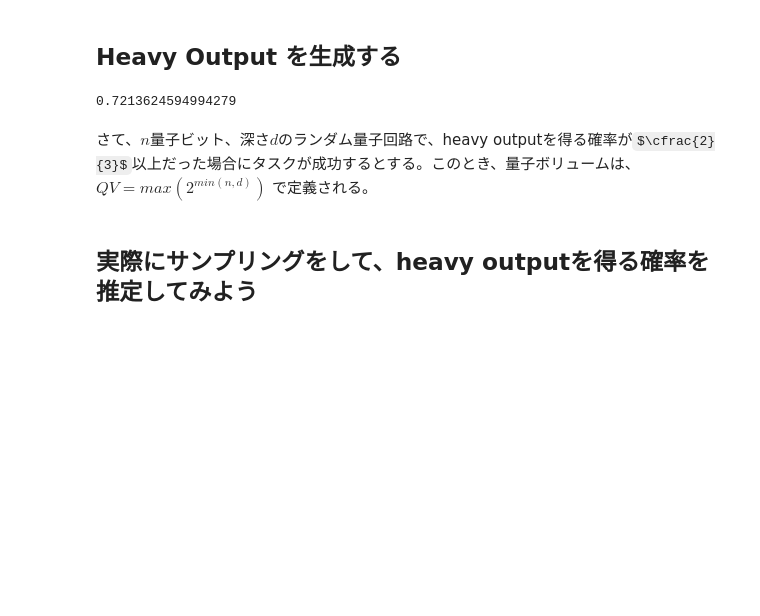
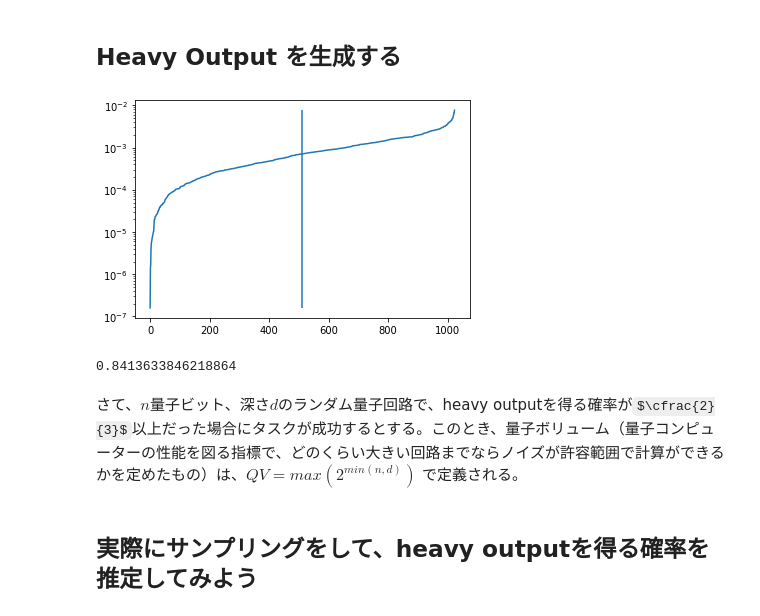
Before and after one commit to Qulacs-Osaka/quantum_software_handson, a Jupyter notebook: doc/source/notebooks/04_QuantumVolume.ipynb, the cells around one changed output. Saved outputs shown, nothing was run; the diff lists cells and outputs as text; code cells hidden in the pictures; some formulas as TeX source; blank space fills up the shorter version.

```diff
--- a/doc/source/notebooks/04_QuantumVolume.ipynb
+++ b/doc/source/notebooks/04_QuantumVolume.ipynb
@@ -167,39 +165,44 @@ def HeavyOutput(nqubits,random_circuit_instance):
             heavy_output.append(i)
     return heavy_output
 # %%
-nqubits = 2
-depth = 2
+nqubits = 10
+depth = 10
 random_circuit_instance = random_unitary_gate_set(nqubits,depth)
 
 state = QuantumState(nqubits)
 random_circuit = QuantumCircuit(nqubits)
 
 #ゲートの総数
 gate_counts = len(random_circuit_instance)
 
 #ゲートを追加
 for i in range(gate_counts):
     random_circuit.add_gate(random_circuit_instance[i])
 
 #状態を更新
 random_circuit.update_quantum_state(state)
 
 
 #確率分布を取得
 prob_dist = [abs(x)**2 for x in state.get_vector()]
-#print(prob_dist)
 
 heavy_output = HeavyOutput(nqubits,random_circuit_instance)
-#print(heavy_output)
+
+#確率分布をプロット
+plt.plot(np.sort(prob_dist))
+plt.vlines(2**(nqubits-1)-1, min(prob_dist), max(prob_dist)) # 中央値
+plt.yscale("log")
+plt.show()
 
 heavy_prob = 0
 for i in heavy_output:
     heavy_prob += prob_dist[i]
 
 print(heavy_prob)
 # %% [output]
+[figure, added]
-0.7213624594994279
+0.8413633846218864
 # %% [markdown]
-さて、$n$量子ビット、深さ$d$のランダム量子回路で、heavy outputを得る確率が$\cfrac{2}{3}$以上だった場合にタスクが成功するとする。このとき、量子ボリュームは、$QV= max( 2^{min(n,d)})$ で定義される。
+さて、$n$量子ビット、深さ$d$のランダム量子回路で、heavy outputを得る確率が$\cfrac{2}{3}$以上だった場合にタスクが成功するとする。このとき、量子ボリューム（量子コンピューターの性能を図る指標で、どのくらい大きい回路までならノイズが許容範囲で計算ができるかを定めたもの）は、$QV= max( 2^{min(n,d)})$ で定義される。
 # %% [markdown]
 ## 実際にサンプリングをして、heavy outputを得る確率を推定してみよう
```
Also changed, not shown: parts of 6 cells of this notebook.
